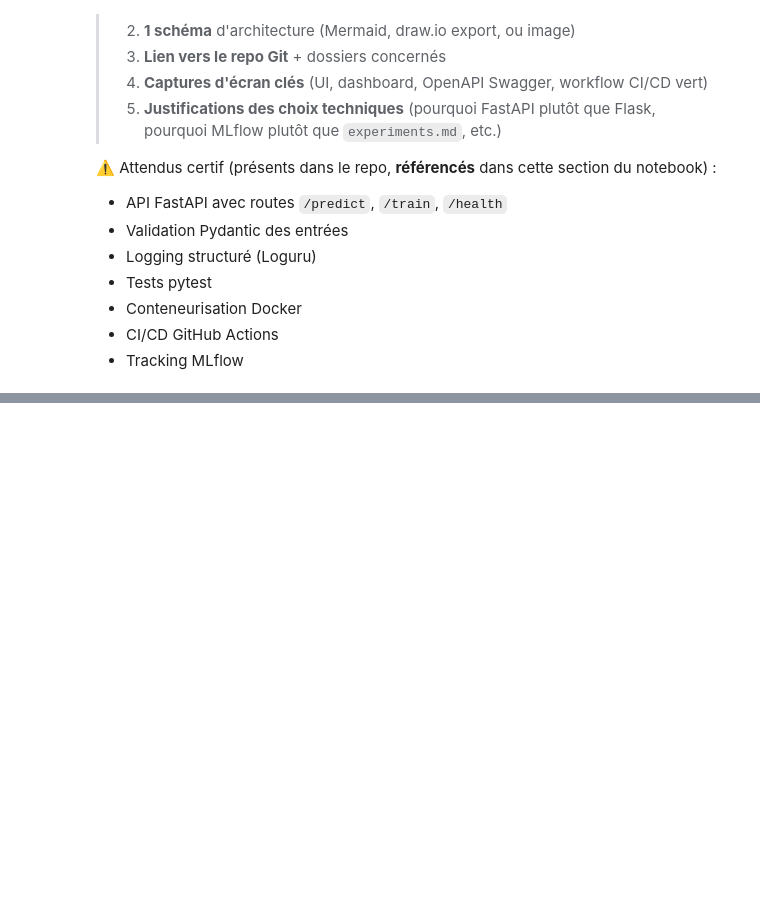
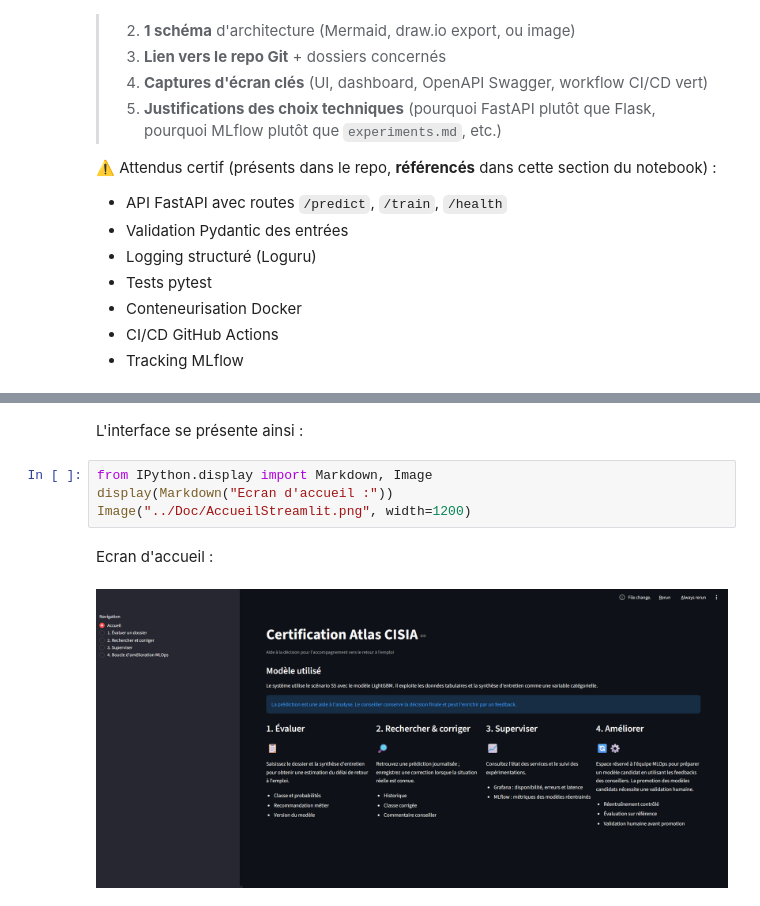
Before and after one commit to ddedomeni-j/Certification-Atlas-Cisia, a Jupyter notebook: Notebbok/ProjetFinal.ipynb, the cells around one changed output, grey strips where cells are left out. Drawn from its saved outputs; the diff is of its cells as text; blank space fills up the shorter version.

```diff
--- a/Notebbok/ProjetFinal.ipynb
+++ b/Notebbok/ProjetFinal.ipynb
@@ -3975,0 +3970,9 @@ jupyter nbconvert --to pdf rendu_certif.ipynb
+# %% [markdown]
+L'interface se présente ainsi :
+# %%
+from IPython.display import Markdown, Image
+display(Markdown("Ecran d'accueil :"))
+Image("../Doc/AccueilStreamlit.png", width=1200)
+# %% [output]
+Ecran d'accueil :
+[figure, added]
```
Also changed, not shown: parts of 86 cells of this notebook.
